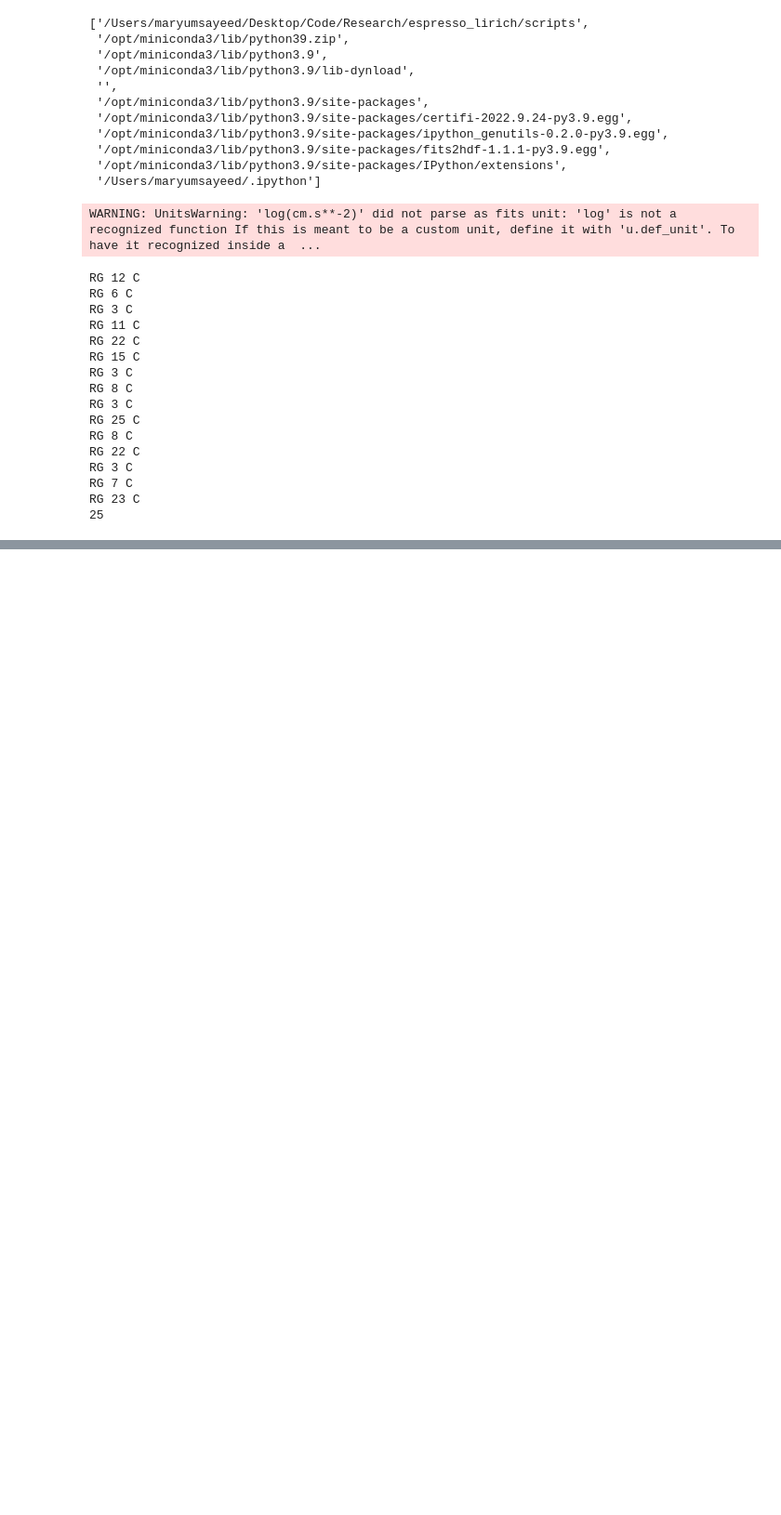
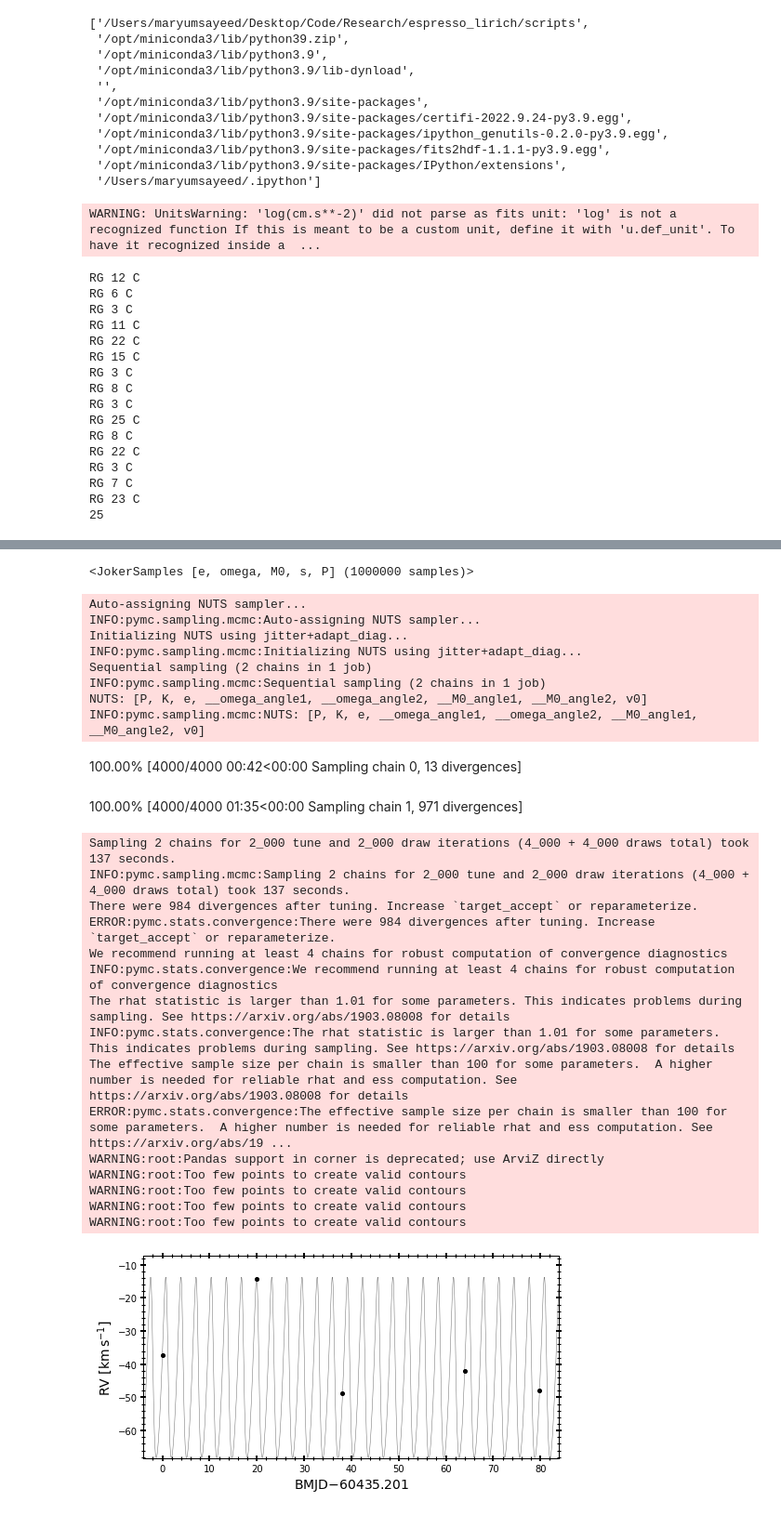
Before and after one commit to MaryumSayeed/ESPRESSO, a Jupyter notebook: scripts/p113.ipynb, the cells around one changed output, grey strips where cells are left out. Shown at 93% size. Drawn from its saved outputs; the diff is of its cells as text; code cells hidden in the pictures; blank space fills up the shorter version.

```diff
--- a/scripts/p113.ipynb
+++ b/scripts/p113.ipynb
@@ -390,0 +436,30 @@ WARNING:root:Too few points to create valid contours
+# %%
+ps_err_x_10_L, js_err_x_10_L = test_tj(18, prior_size=1_000_000, save=False, MCMC=True)#,save=True,MCMC=True)
+# %% [output]
+<JokerSamples [e, omega, M0, s, P] (1000000 samples)>
+Auto-assigning NUTS sampler...
+INFO:pymc.sampling.mcmc:Auto-assigning NUTS sampler...
+Initializing NUTS using jitter+adapt_diag...
+INFO:pymc.sampling.mcmc:Initializing NUTS using jitter+adapt_diag...
+Sequential sampling (2 chains in 1 job)
+INFO:pymc.sampling.mcmc:Sequential sampling (2 chains in 1 job)
+NUTS: [P, K, e, __omega_angle1, __omega_angle2, __M0_angle1, __M0_angle2, v0]
+INFO:pymc.sampling.mcmc:NUTS: [P, K, e, __omega_angle1, __omega_angle2, __M0_angle1, __M0_angle2, v0]
+100.00% [4000/4000 00:42<00:00 Sampling chain 0, 13 divergences]
+100.00% [4000/4000 01:35<00:00 Sampling chain 1, 971 divergences]
+Sampling 2 chains for 2_000 tune and 2_000 draw iterations (4_000 + 4_000 draws total) took 137 seconds.
+INFO:pymc.sampling.mcmc:Sampling 2 chains for 2_000 tune and 2_000 draw iterations (4_000 + 4_000 draws total) took 137 seconds.
+There were 984 divergences after tuning. Increase `target_accept` or reparameterize.
+ERROR:pymc.stats.convergence:There were 984 divergences after tuning. Increase `target_accept` or reparameterize.
+We recommend running at least 4 chains for robust computation of convergence diagnostics
+INFO:pymc.stats.convergence:We recommend running at least 4 chains for robust computation of convergence diagnostics
+The rhat statistic is larger than 1.01 for some parameters. This indicates problems during sampling. See https://arxiv.org/abs/1903.08008 for details
+INFO:pymc.stats.convergence:The rhat statistic is larger than 1.01 for some parameters. This indicates problems during sampling. See https://arxiv.org/abs/1903.08008 for details
+The effective sample size per chain is smaller than 100 for some parameters.  A higher number is needed for reliable rhat and ess computation. See https://arxiv.org/abs/1903.08008 for details
+ERROR:pymc.stats.convergence:The effective sample size per chain is smaller than 100 for some parameters.  A higher number is needed for reliable rhat and ess computation. See https://arxiv.org/abs/19 ...
+WARNING:root:Pandas support in corner is deprecated; use ArviZ directly
+WARNING:root:Too few points to create valid contours
+WARNING:root:Too few points to create valid contours
+WARNING:root:Too few points to create valid contours
+WARNING:root:Too few points to create valid contours
+[figure, added]
```
Also changed, not shown: parts of 16 cells of this notebook, 1 other file.
